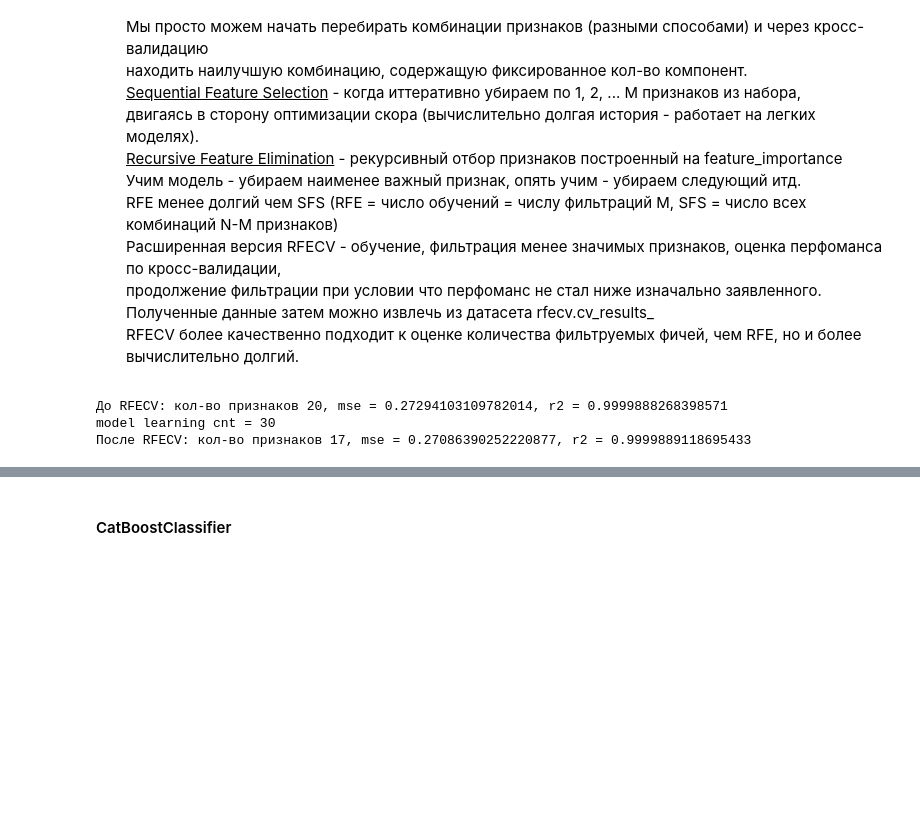
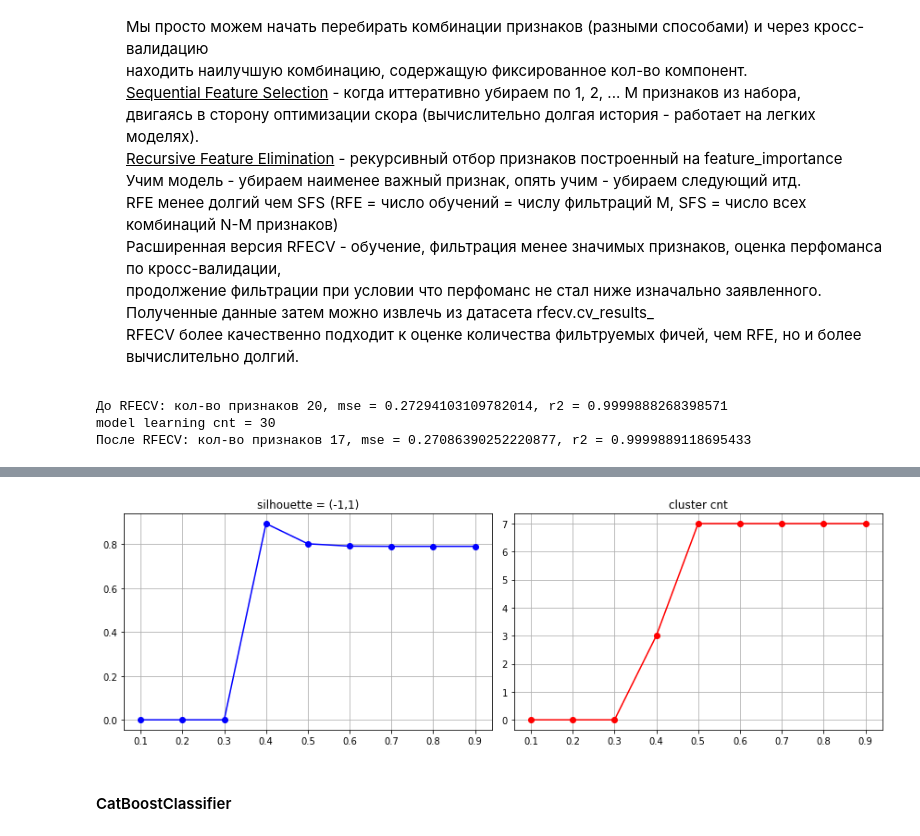
Before and after one commit to gavrevnik/analytics_tools, a Jupyter notebook: ML.ipynb, the cells around one changed output, grey strips where cells are left out. Drawn from its saved outputs; the diff is of its cells as text; code cells hidden in the pictures; blank space fills up the shorter version.

```diff
--- a/ML.ipynb
+++ b/ML.ipynb
@@ -1087,2 +1258,42 @@ model learning cnt = 30
+# %%
+n_features = 10
+X, _ = make_blobs(n_samples=1000, n_features=n_features, centers=7, cluster_std=0.80, random_state=0)
+
+# нормализуем данные
+scaler = StandardScaler()
+X_scaled = scaler.fit_transform(X)
+
+# обычно перебирается в окрестности от 2 * n_features
+min_samples = 2 * n_features
+
+# оптимально покрывает возможные расстояния после нормализации, зависит от плотности кластеров
+eps_list = list(np.arange(0.1, 1, 0.1))
+
+sh_list = []
+label_cnt_list = []
+for eps in eps_list:
+
+    _, metrics = ml.find_clusters(X_scaled, method='dbscan', eps=eps, min_samples=min_samples)
+
+    # для удобства графического отображения; по факту - сплошной шум
+    if metrics['silhouette'] is None:
+        silhouette = 0
+    else:
+        silhouette = metrics['silhouette']
+    sh_list.append(silhouette)
+    label_cnt_list.append([metrics['label_cnt']])
+
+fig, (ax1, ax2) = plt.subplots(1, 2, figsize=(12, 4))
+
+ax1.plot(eps_list, sh_list, marker='o', color='b')
+ax1.set_title("silhouette = (-1,1)")
+
+ax2.plot(eps_list, label_cnt_list, marker='o', color='r')
+ax2.set_title("cluster cnt")
+
+plt.tight_layout()
+ax1.grid(); ax2.grid(); plt.show()
+# %% [output]
+[figure, added]
 # %% [markdown]
 #### CatBoostClassifier
```
Also changed, not shown: parts of 7 cells of this notebook, 5 other files.
